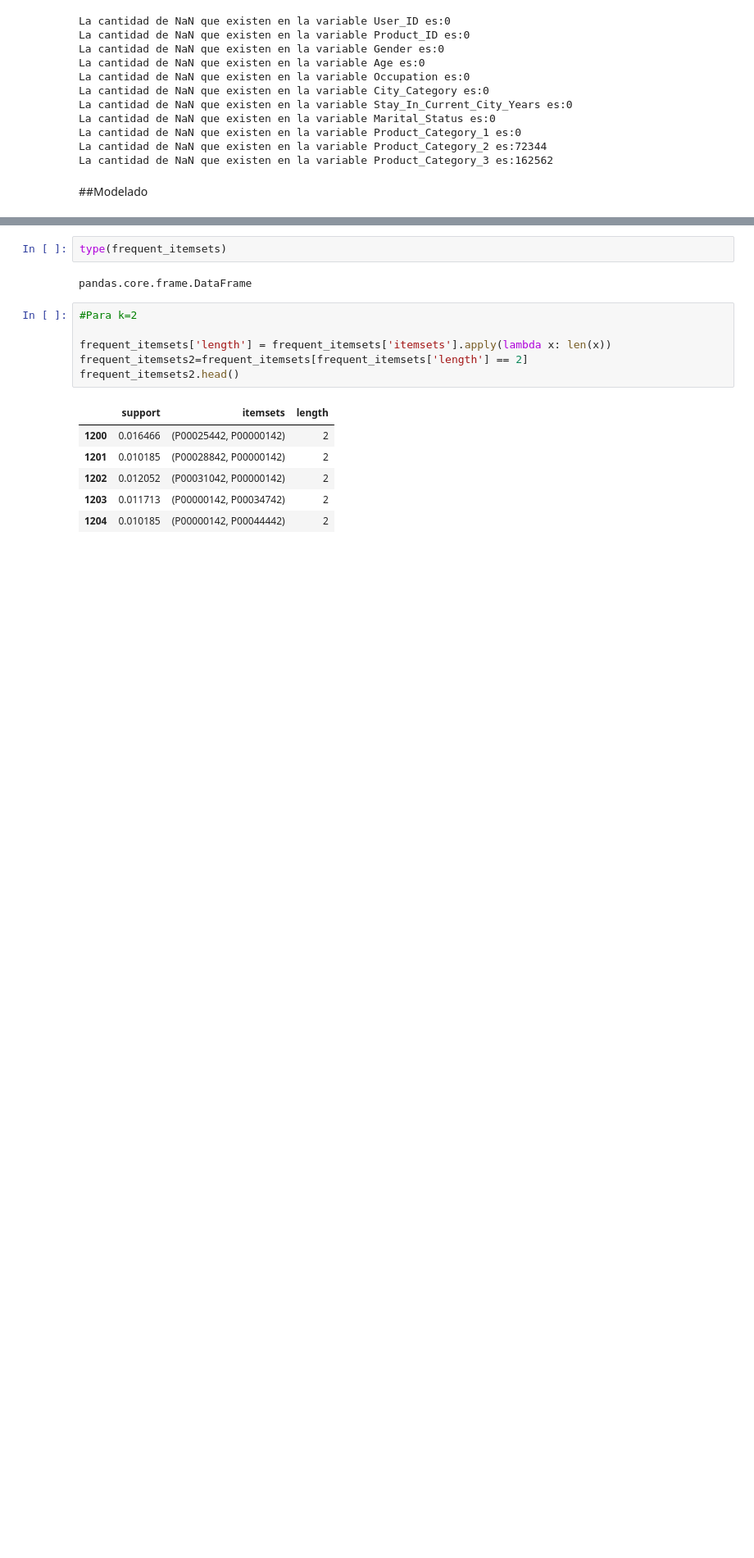
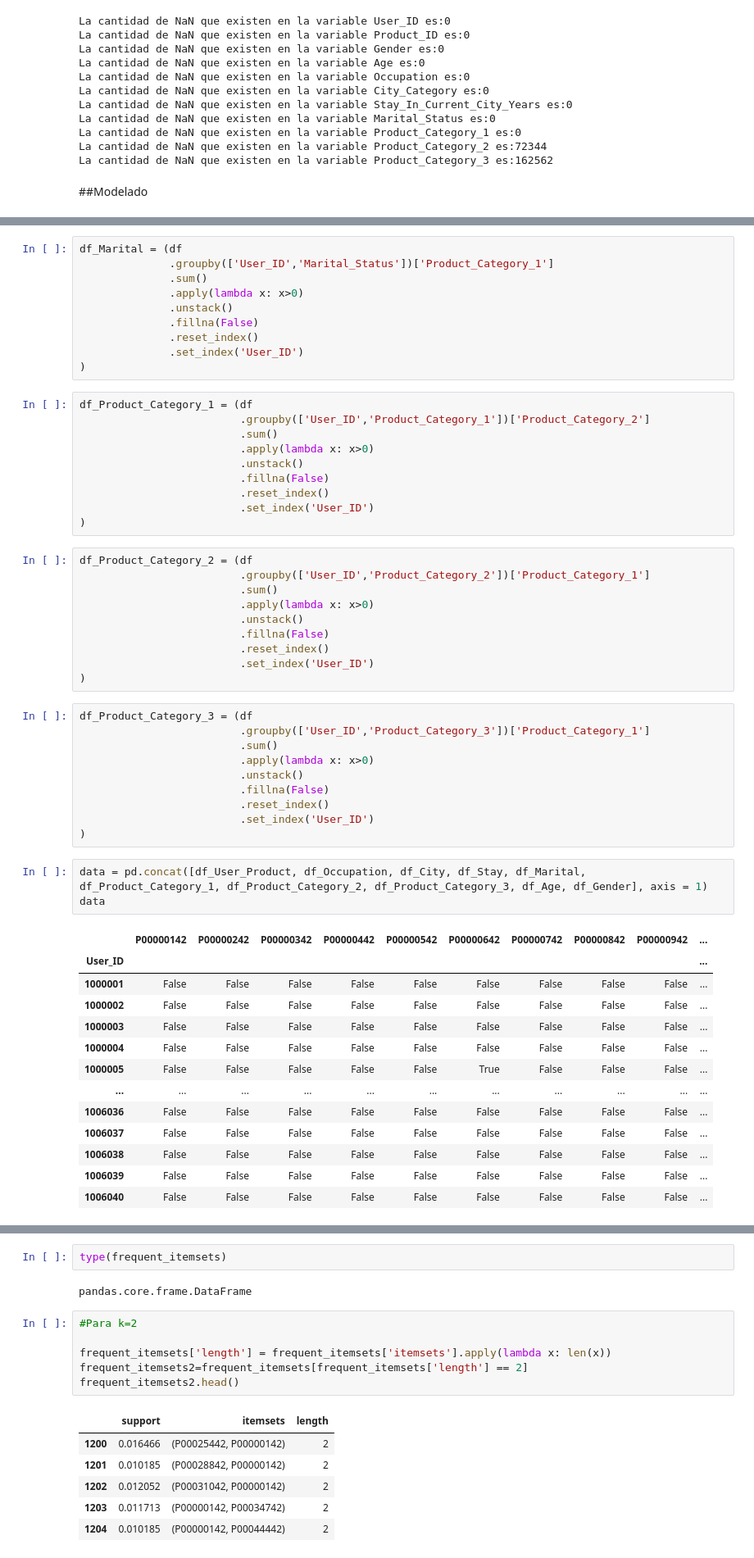
Before and after one commit to patriciamediavilla/L2, a Jupyter notebook: L2P1.ipynb, the cells around one changed output, grey strips where cells are left out. Shown at 82% size. Cells and saved outputs as stored; diff of their text form; blank space fills up the shorter version.

```diff
--- a/L2P1.ipynb
+++ b/L2P1.ipynb
@@ -195,0 +246,57 @@ data
+# %%
+df_Marital = (df
+              .groupby(['User_ID','Marital_Status'])['Product_Category_1']
+              .sum()
+              .apply(lambda x: x>0)
+              .unstack()
+              .fillna(False)
+              .reset_index()
+              .set_index('User_ID')
+)
+# %%
+df_Product_Category_1 = (df
+                         .groupby(['User_ID','Product_Category_1'])['Product_Category_2']
+                         .sum()
+                         .apply(lambda x: x>0)
+                         .unstack()
+                         .fillna(False)
+                         .reset_index()
+                         .set_index('User_ID')
+)
+# %%
+df_Product_Category_2 = (df
+                         .groupby(['User_ID','Product_Category_2'])['Product_Category_1']
+                         .sum()
+                         .apply(lambda x: x>0)
+                         .unstack()
+                         .fillna(False)
+                         .reset_index()
+                         .set_index('User_ID')
+)
+# %%
+df_Product_Category_3 = (df
+                         .groupby(['User_ID','Product_Category_3'])['Product_Category_1']
+                         .sum()
+                         .apply(lambda x: x>0)
+                         .unstack()
+                         .fillna(False)
+                         .reset_index()
+                         .set_index('User_ID')
+)
+# %%
+data = pd.concat([df_User_Product, df_Occupation, df_City, df_Stay, df_Marital, df_Product_Category_1, df_Product_Category_2, df_Product_Category_3, df_Age, df_Gender], axis = 1)
+data
+# %% [output]
+|  | P00000142 | P00000242 | P00000342 | P00000442 | P00000542 | P00000642 | P00000742 | P00000842 | P00000942 | ... |
+| User_ID |  |  |  |  |  |  |  |  |  | ... |
+| 1000001 | False | False | False | False | False | False | False | False | False | ... |
+| 1000002 | False | False | False | False | False | False | False | False | False | ... |
+| 1000003 | False | False | False | False | False | False | False | False | False | ... |
+| 1000004 | False | False | False | False | False | False | False | False | False | ... |
+| 1000005 | False | False | False | False | False | True | False | False | False | ... |
+| ... | ... | ... | ... | ... | ... | ... | ... | ... | ... | ... |
+| 1006036 | False | False | False | False | False | False | False | False | False | ... |
+| 1006037 | False | False | False | False | False | False | False | False | False | ... |
+| 1006038 | False | False | False | False | False | False | False | False | False | ... |
+| 1006039 | False | False | False | False | False | False | False | False | False | ... |
+| 1006040 | False | False | False | False | False | False | False | False | False | ... |
```
Also changed, not shown: parts of 9 cells of this notebook.
